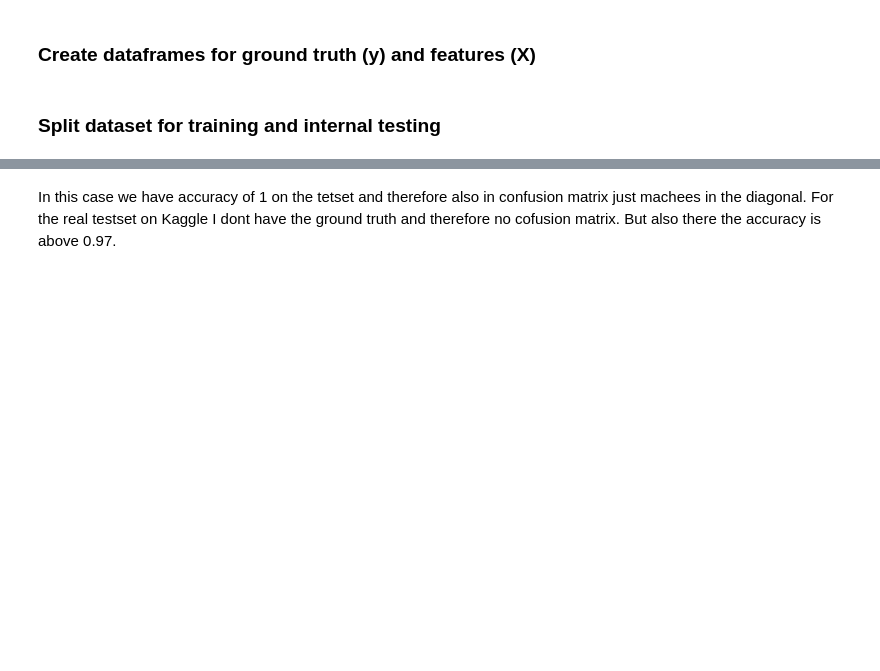
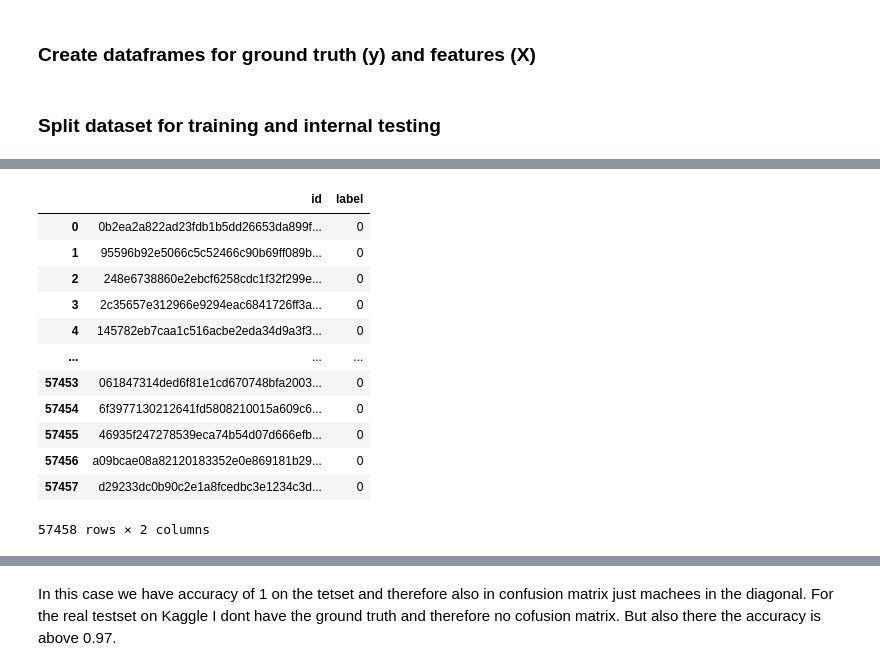
Before and after one commit to cloud-erik/5511, a Jupyter notebook: cancer_detect_flow.ipynb, the cells around one changed output, grey strips where cells are left out. Saved outputs shown, nothing was run; the diff lists cells and outputs as text; code cells hidden in the pictures; blank space fills up the shorter version.

```diff
--- a/cancer_detect_flow.ipynb
+++ b/cancer_detect_flow.ipynb
@@ -66,7 +58,8 @@ import os
 
 I downloaded the data locally and saved it into my workdir of the project. Train and testset together has alsmost size of 2 Gigabyte. So be aware if you download and run the models.
 # %%
-path = "../input/histopathologic-cancer-detection/"
+#path = "../input/histopathologic-cancer-detection/"
+path = "./histopathologic-cancer-detection/"
 train = "train_labels.csv"
 sample = "sample_submission.csv"
 # %%
@@ -368,0 +236,23 @@ y_test = np.load("y_test.npy")
+# %%
+# Folowing steps are for handling with kearas ImageDataGenerator
+# change datatype of label to string for ImageDataGenerator
+df_subm2 = df_subm.astype({'label': str})
+
+# add extension to filename in id
+df_subm2.id = df_subm.id+".tif"
+
+df_subm2
+# %% [output]
+|  | id | label |
+| 0 | 0b2ea2a822ad23fdb1b5dd26653da899f... | 0 |
+| 1 | 95596b92e5066c5c52466c90b69ff089b... | 0 |
+| 2 | 248e6738860e2ebcf6258cdc1f32f299e... | 0 |
+| 3 | 2c35657e312966e9294eac6841726ff3a... | 0 |
+| 4 | 145782eb7caa1c516acbe2eda34d9a3f3... | 0 |
+| ... | ... | ... |
+| 57453 | 061847314ded6f81e1cd670748bfa2003... | 0 |
+| 57454 | 6f3977130212641fd5808210015a609c6... | 0 |
+| 57455 | 46935f247278539eca74b54d07d666efb... | 0 |
+| 57456 | a09bcae08a82120183352e0e869181b29... | 0 |
+| 57457 | d29233dc0b90c2e1a8fcedbc3e1234c3d... | 0 |
+57458 rows × 2 columns
```
Also changed, not shown: parts of 38 cells of this notebook.
